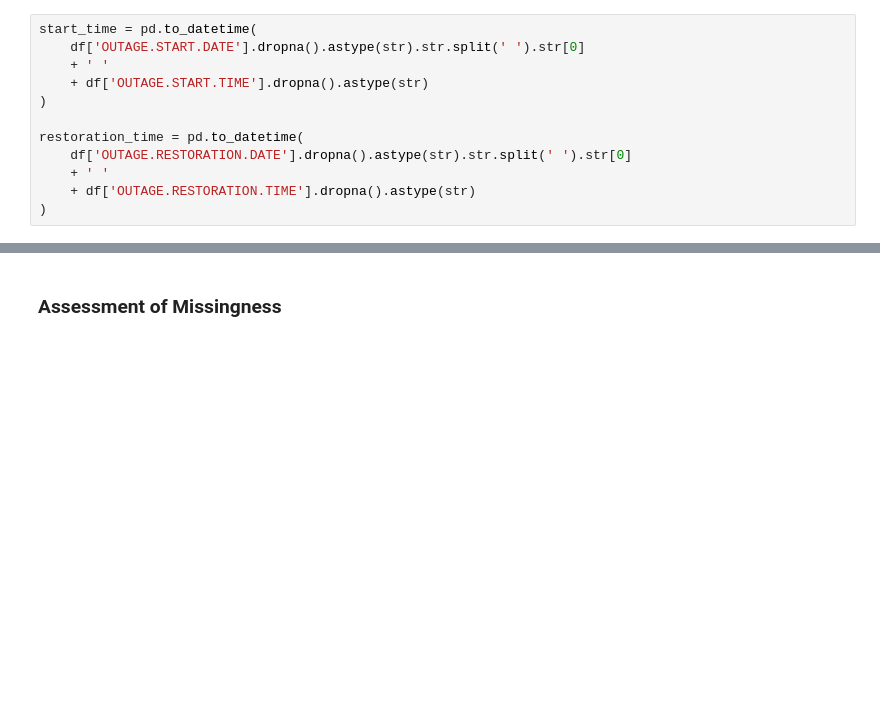
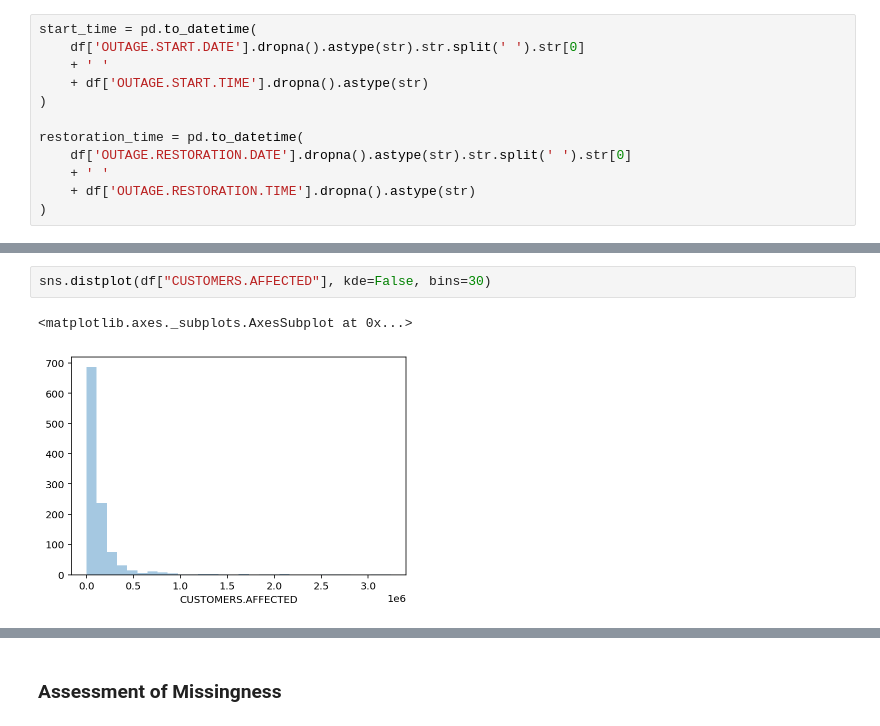
Before and after one commit to YourTeammate/dsc80-co-working, a Jupyter notebook: projects/03/outages.ipynb, the cells around one changed output, grey strips where cells are left out. Cells and saved outputs as stored; diff of their text form; blank space fills up the shorter version.

```diff
--- a/projects/03/outages.ipynb
+++ b/projects/03/outages.ipynb
@@ -96,0 +127,5 @@ df
+# %%
+sns.distplot(df["CUSTOMERS.AFFECTED"], kde=False, bins=30)
+# %% [output]
+<matplotlib.axes._subplots.AxesSubplot at 0x...>
+[figure, added]
```
Also changed, not shown: parts of 15 cells of this notebook.
